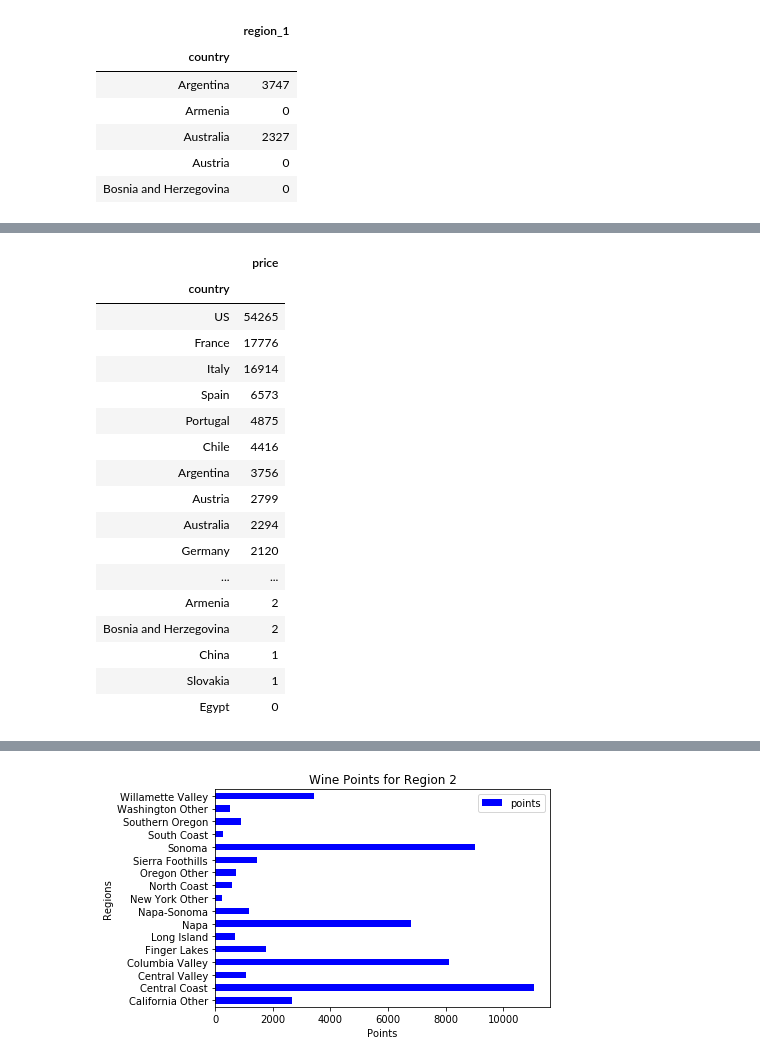
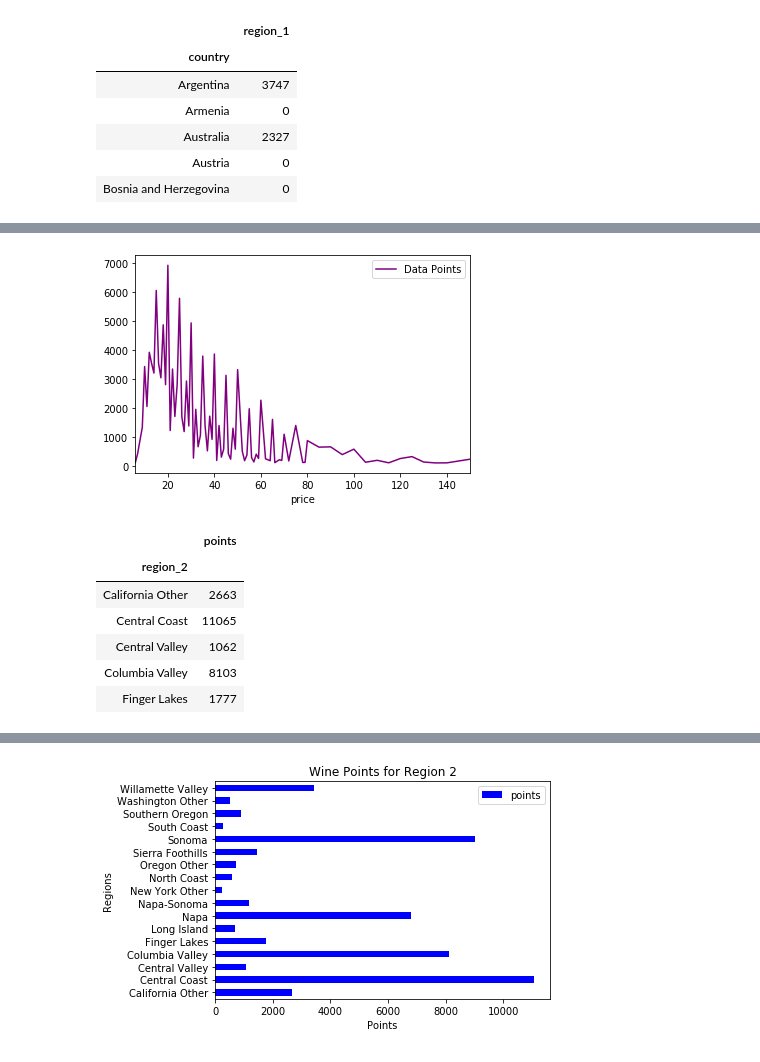
Before and after one commit to michaelweikman/WineDataAnalysis, a Jupyter notebook: Analysis/Wine_data.ipynb, the cells around one changed output, grey strips where cells are left out. Cells and saved outputs as stored; diff of their text form; code cells hidden in the pictures.

```diff
--- a/Analysis/Wine_data.ipynb
+++ b/Analysis/Wine_data.ipynb
@@ -191,22 +199,25 @@ plt.show()
+# %%
+# Group by country and price
+df_price = df.groupby('price').count()
+df_price[df_price['country'] > 100]
+
+# region with price data points
+df_price = df.groupby('price').count()
+df_price_only = pd.DataFrame(df_price[df_price['country'] > 100] ['country']).rename(columns={'country':'Data Points'})
+df_price_only.plot(kind = 'line', color=['purple'])
+plt.savefig(f"../Analysis/png_output/regionpricedatapoints")
+plt.show()
+# %% [output]
+[figure, added]
 # %%
-group_country = pd.DataFrame(df.groupby('country')['price'].count())
-group_country.sort_values(by='price', ascending=False)
+group_region = pd.DataFrame(df.groupby('region_2')['points'].count())
+group_region.sort_values(by='points', ascending=False)
+group_region.head()
 # %% [output]
-|  | price |
-| country |  |
-| US | 54265 |
-| France | 17776 |
-| Italy | 16914 |
-| Spain | 6573 |
-| Portugal | 4875 |
-| Chile | 4416 |
-| Argentina | 3756 |
-| Austria | 2799 |
-| Australia | 2294 |
-| Germany | 2120 |
-| ... | ... |
-| Armenia | 2 |
-| Bosnia and Herzegovina | 2 |
-| China | 1 |
-| Slovakia | 1 |
-| Egypt | 0 |
+|  | points |
+| region_2 |  |
+| California Other | 2663 |
+| Central Coast | 11065 |
+| Central Valley | 1062 |
+| Columbia Valley | 8103 |
+| Finger Lakes | 1777 |
```
Also changed, not shown: parts of 34 cells of this notebook.
